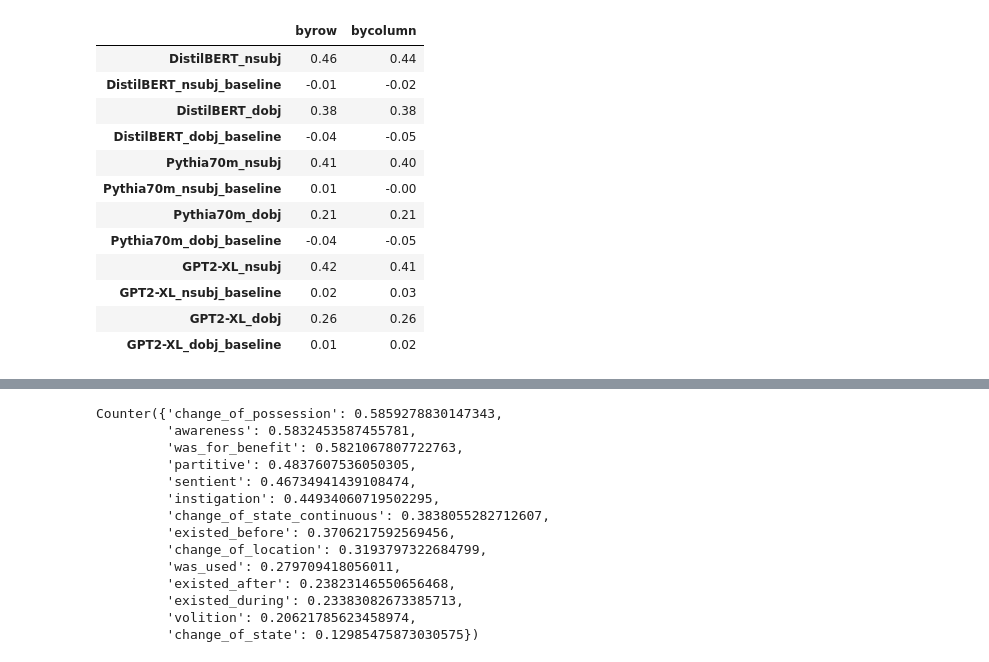
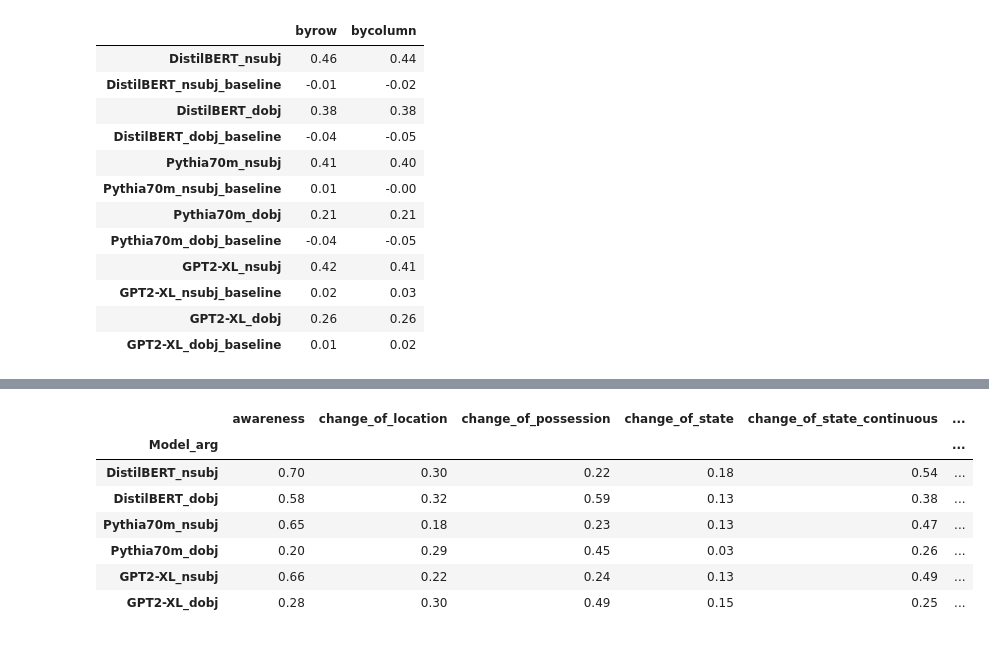
Before and after one commit to aittam9/PaperLeL, a Jupyter notebook: Code/Mapping.ipynb, the cells around one changed output, grey strips where cells are left out. Cells and saved outputs as stored; diff of their text form; code cells hidden in the pictures.

```diff
--- a/Code/Mapping.ipynb
+++ b/Code/Mapping.ipynb
@@ -451,17 +403,12 @@ Pythia70m_dobj
-# %%
-pickle.load(open(os.path.join(ouput_dir,"DistilBERT_dobj.pkl"), "rb"))
-# %% [output]
-Counter({'change_of_possession': 0.5859278830147343,
-         'awareness': 0.5832453587455781,
-         'was_for_benefit': 0.5821067807722763,
-         'partitive': 0.4837607536050305,
-         'sentient': 0.46734941439108474,
-         'instigation': 0.44934060719502295,
-         'change_of_state_continuous': 0.3838055282712607,
-         'existed_before': 0.3706217592569456,
-         'change_of_location': 0.3193797322684799,
-         'was_used': 0.279709418056011,
-         'existed_after': 0.23823146550656468,
-         'existed_during': 0.23383082673385713,
-         'volition': 0.20621785623458974,
-         'change_of_state': 0.12985475873030575})
+# %%
+df =pd.read_csv("..\\Data\\Correlations\\Properties_corrs\\all_models_corrs.csv", index_col=  "Model_arg")
+df
+# %% [output]
+|  | awareness | change_of_location | change_of_possession | change_of_state | change_of_state_continuous | ... |
+| Model_arg |  |  |  |  |  | ... |
+| DistilBERT_nsubj | 0.70 | 0.30 | 0.22 | 0.18 | 0.54 | ... |
+| DistilBERT_dobj | 0.58 | 0.32 | 0.59 | 0.13 | 0.38 | ... |
+| Pythia70m_nsubj | 0.65 | 0.18 | 0.23 | 0.13 | 0.47 | ... |
+| Pythia70m_dobj | 0.20 | 0.29 | 0.45 | 0.03 | 0.26 | ... |
+| GPT2-XL_nsubj | 0.66 | 0.22 | 0.24 | 0.13 | 0.49 | ... |
+| GPT2-XL_dobj | 0.28 | 0.30 | 0.49 | 0.15 | 0.25 | ... |
```
Also changed, not shown: parts of 10 cells of this notebook, 7 other files.
